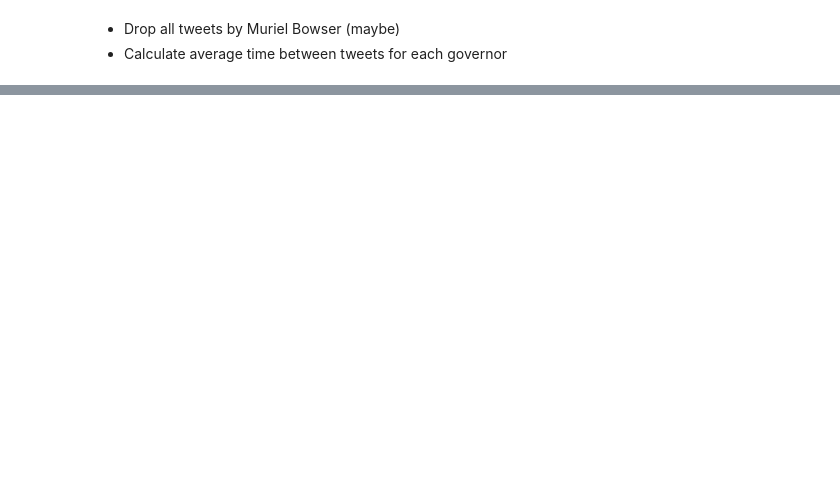
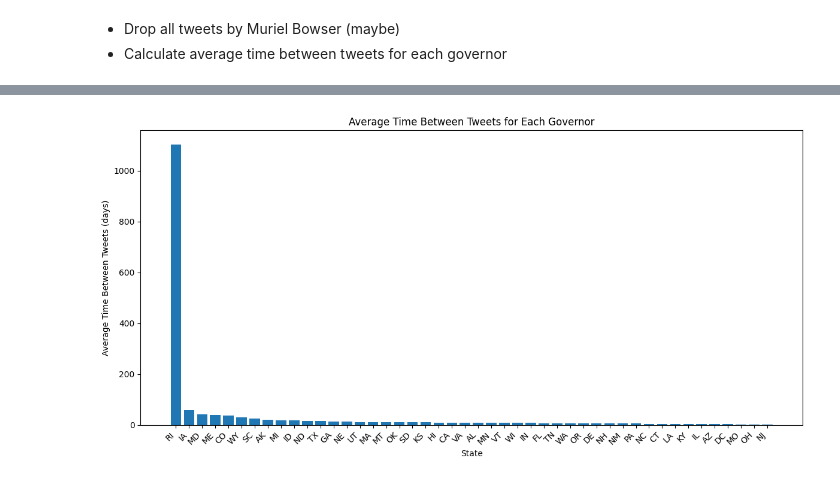
Before and after one commit to ishraqkhan32/dspp_assignment1, a Jupyter notebook: data_assignment_1.ipynb, the cells around one changed output, grey strips where cells are left out. Drawn from its saved outputs; the diff is of its cells as text; code cells hidden in the pictures; blank space fills up the shorter version.

```diff
--- a/data_assignment_1.ipynb
+++ b/data_assignment_1.ipynb
@@ -265,3 +286,30 @@ Muriel Bowser is an American politician who has been serving as the mayor of Was
 # %% [markdown]
 *   Drop all tweets by Muriel Bowser (maybe)
 *   Calculate average time between tweets for each governor
+# %%
+# calculate average time between tweets
+# assuming each gov has at least 2 tweets
+def calculate_avg_time_between_tweets(df, governor_name):
+  governor_tweets = df[df['name'] == governor_name]
+  governor_tweets = governor_tweets.sort_values(by=['time'], ascending=True)
+
+  governor_tweets['time_diff'] = pd.to_datetime(governor_tweets['time']).diff()
+  average_time_diff = governor_tweets['time_diff'].mean()
+  average_time_diff = average_time_diff.total_seconds() / (60 * 60)
+  return average_time_diff
+
+
+results = []
+
+# iterate over all governors in our dataset
+for gov in all_governors:
+  avg_time = calculate_avg_time_between_tweets(tweet_df, gov)
+  results.append({
+      'name': gov,
+      'avg_time_bw_tweets': avg_time
+  })
+
+# create df from results
+avg_time_df = pd.DataFrame(results).sort_values(by='avg_time_bw_tweets', ascending=False)
+governor_df = governor_df.merge(avg_time_df, on='name', how='left') # merge into metadata df
+avg_time_df.head(5)
@@ -267,0 +323,18 @@ Muriel Bowser is an American politician who has been serving as the mayor of Was
+# %%
+time_df = governor_df.sort_values(by=['avg_time_bw_tweets'], ascending=False)
+
+# Create the bar chart
+plt.figure(figsize=(12, 6))  # Adjust figure size as needed
+plt.bar(time_df['state'], time_df['avg_time_bw_tweets'])
+
+# Customize the chart
+plt.xlabel("State")
+plt.ylabel("Average Time Between Tweets (days)")
+plt.title("Average Time Between Tweets for Each Governor")
+plt.xticks(rotation=45, ha='right')  # Rotate x-axis labels for readability
+plt.tight_layout()  # Adjust layout to prevent labels from overlapping
+
+# Display the chart
+plt.show()
+# %% [output]
+[figure, added]
```
Also changed, not shown: parts of 16 cells of this notebook.
